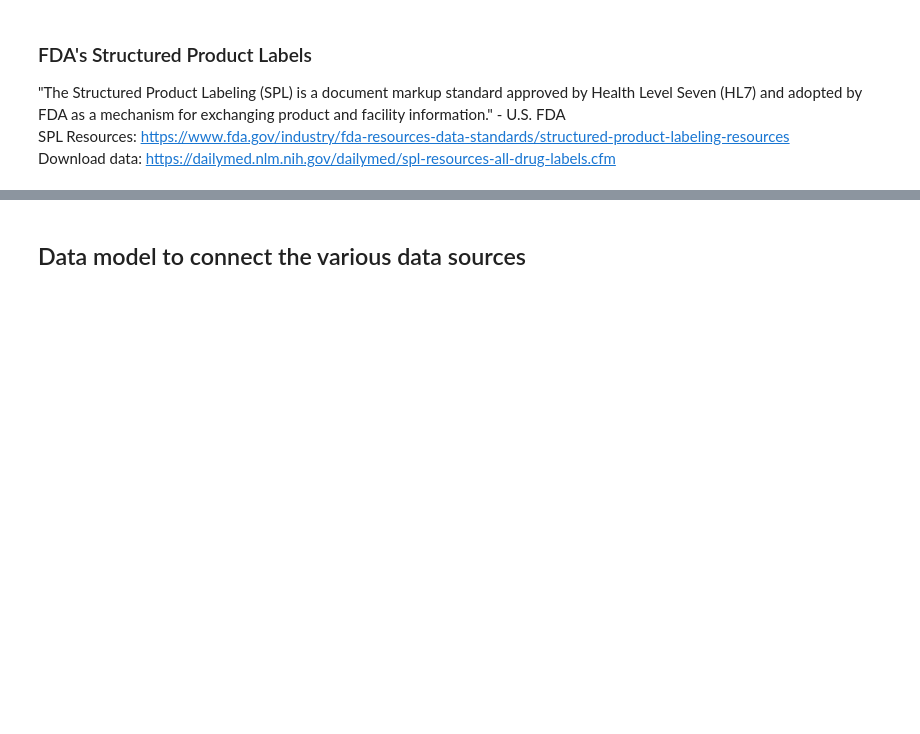
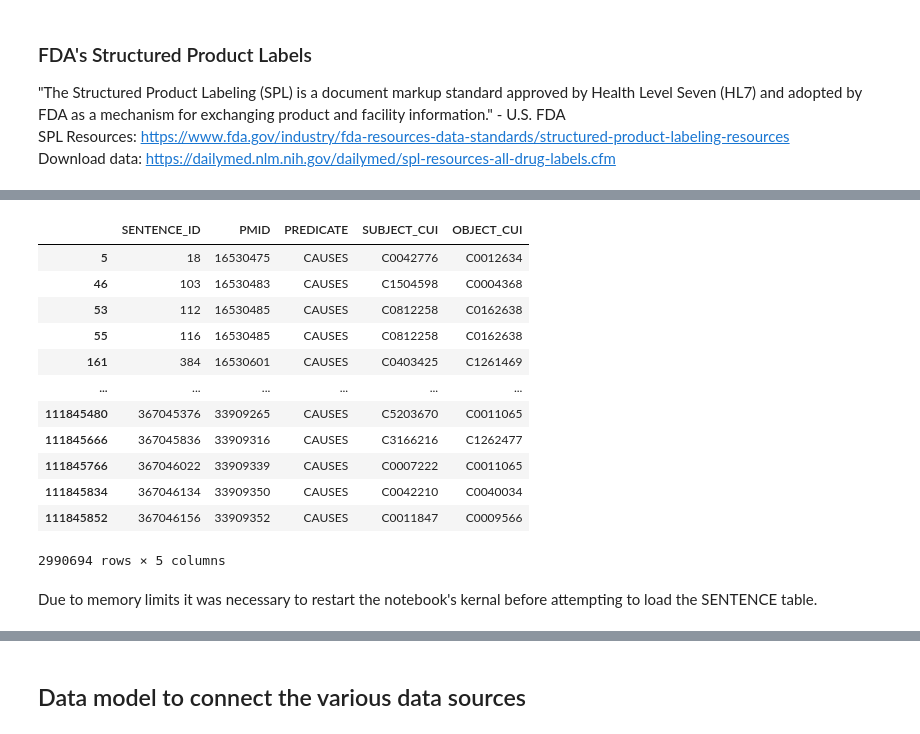
Before and after one commit to MIS-GrApH-AI/Public, a Jupyter notebook: Data_import/Multi-source_import.ipynb, the cells around one changed output, grey strips where cells are left out. Drawn from its saved outputs; the diff is of its cells as text; code cells hidden in the pictures; blank space fills up the shorter version.

```diff
--- a/Data_import/Multi-source_import.ipynb
+++ b/Data_import/Multi-source_import.ipynb
@@ -249,0 +410,19 @@ Concept structure of MeSH: https://www.nlm.nih.gov/mesh/concept_structure.html
+# %%
+# Remove any rows where the length of the CUI is incorrect for the SUBJECT_CUI or OBJECT_CUI
+mask = (causal['SUBJECT_CUI'].str.len() == 8) & (causal['OBJECT_CUI'].str.len() == 8)
+causal = causal.loc[mask]
+causal
+# %% [output]
+|  | SENTENCE_ID | PMID | PREDICATE | SUBJECT_CUI | OBJECT_CUI |
+| 5 | 18 | 16530475 | CAUSES | C0042776 | C0012634 |
+| 46 | 103 | 16530483 | CAUSES | C1504598 | C0004368 |
+| 53 | 112 | 16530485 | CAUSES | C0812258 | C0162638 |
+| 55 | 116 | 16530485 | CAUSES | C0812258 | C0162638 |
+| 161 | 384 | 16530601 | CAUSES | C0403425 | C1261469 |
+| ... | ... | ... | ... | ... | ... |
+| 111845480 | 367045376 | 33909265 | CAUSES | C5203670 | C0011065 |
+| 111845666 | 367045836 | 33909316 | CAUSES | C3166216 | C1262477 |
+| 111845766 | 367046022 | 33909339 | CAUSES | C0007222 | C0011065 |
+| 111845834 | 367046134 | 33909350 | CAUSES | C0042210 | C0040034 |
+| 111845852 | 367046156 | 33909352 | CAUSES | C0011847 | C0009566 |
+2990694 rows × 5 columns
@@ -249,0 +431,2 @@ Concept structure of MeSH: https://www.nlm.nih.gov/mesh/concept_structure.html
+# %% [markdown]
+Due to memory limits it was necessary to restart the notebook's kernal before attempting to load the SENTENCE table.
```
Also changed, not shown: parts of 23 cells of this notebook, 4 other files.
